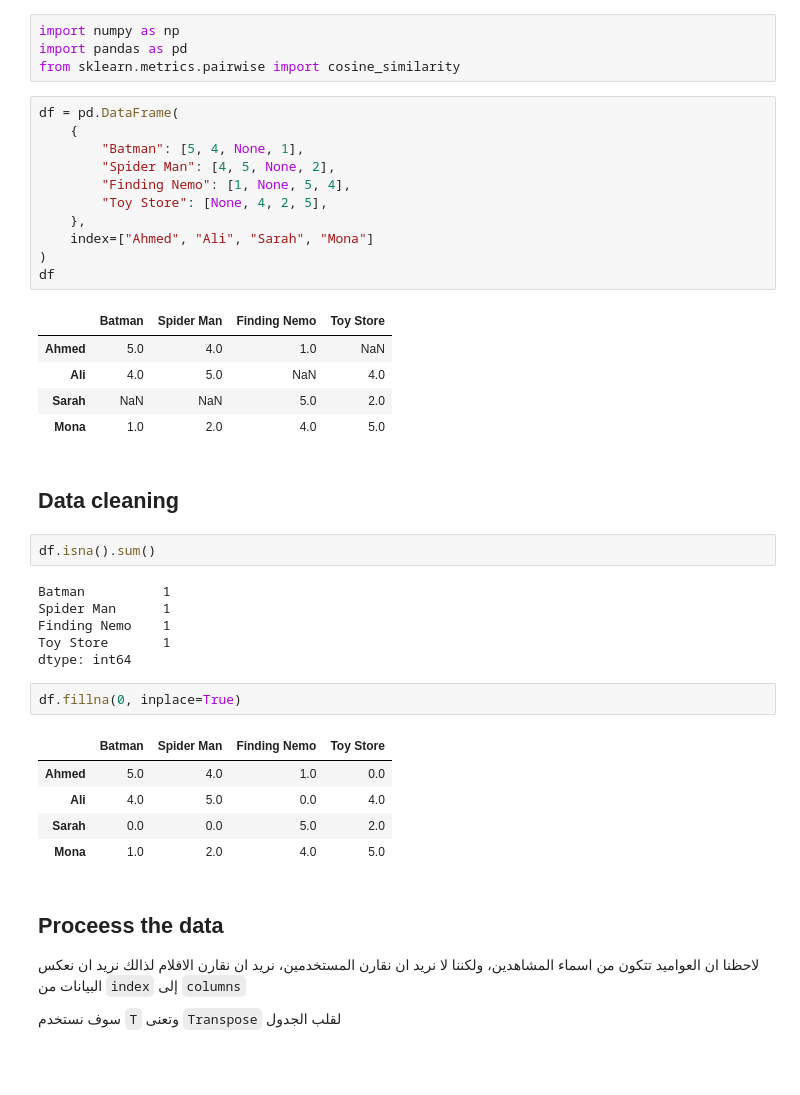
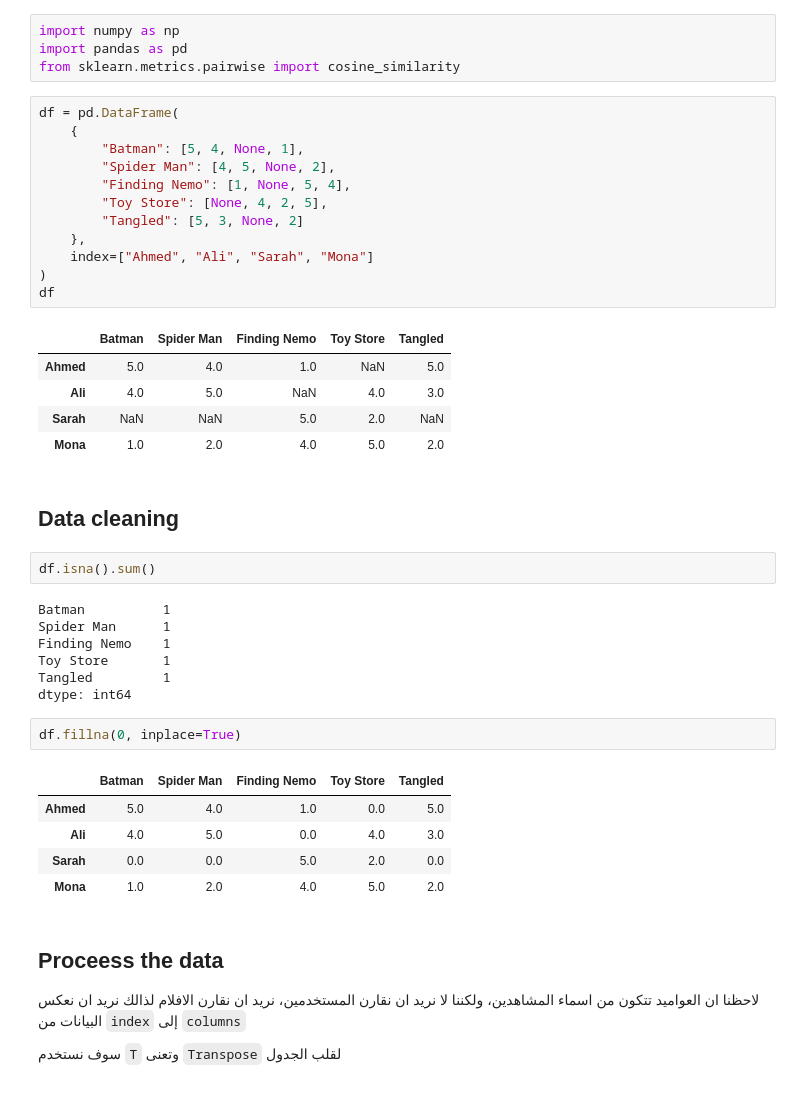
Before and after one commit to NooRMaseR/BdayaTeam-Data-Analysis, a Jupyter notebook: ML/lession8.ipynb, the cells around one changed output. Cells and saved outputs as stored; diff of their text form.

```diff
--- a/ML/lession8.ipynb
+++ b/ML/lession8.ipynb
@@ -14,20 +14,21 @@ from sklearn.metrics.pairwise import cosine_similarity
 # %%
 df = pd.DataFrame(
     {
         "Batman": [5, 4, None, 1],
         "Spider Man": [4, 5, None, 2],
         "Finding Nemo": [1, None, 5, 4],
         "Toy Store": [None, 4, 2, 5],
+        "Tangled": [5, 3, None, 2]
     },
     index=["Ahmed", "Ali", "Sarah", "Mona"]
 )
 df
 # %% [output]
-|  | Batman | Spider Man | Finding Nemo | Toy Store |
-| Ahmed | 5.0 | 4.0 | 1.0 | NaN |
-| Ali | 4.0 | 5.0 | NaN | 4.0 |
-| Sarah | NaN | NaN | 5.0 | 2.0 |
-| Mona | 1.0 | 2.0 | 4.0 | 5.0 |
+|  | Batman | Spider Man | Finding Nemo | Toy Store | Tangled |
+| Ahmed | 5.0 | 4.0 | 1.0 | NaN | 5.0 |
+| Ali | 4.0 | 5.0 | NaN | 4.0 | 3.0 |
+| Sarah | NaN | NaN | 5.0 | 2.0 | NaN |
+| Mona | 1.0 | 2.0 | 4.0 | 5.0 | 2.0 |
 # %% [markdown]
 ## Data cleaning
 # %%
@@ -37,15 +38,16 @@ Batman          1
 Spider Man      1
 Finding Nemo    1
 Toy Store       1
+Tangled         1
 dtype: int64
 # %%
 df.fillna(0, inplace=True)
 # %% [output]
-|  | Batman | Spider Man | Finding Nemo | Toy Store |
-| Ahmed | 5.0 | 4.0 | 1.0 | 0.0 |
-| Ali | 4.0 | 5.0 | 0.0 | 4.0 |
-| Sarah | 0.0 | 0.0 | 5.0 | 2.0 |
-| Mona | 1.0 | 2.0 | 4.0 | 5.0 |
+|  | Batman | Spider Man | Finding Nemo | Toy Store | Tangled |
+| Ahmed | 5.0 | 4.0 | 1.0 | 0.0 | 5.0 |
+| Ali | 4.0 | 5.0 | 0.0 | 4.0 | 3.0 |
+| Sarah | 0.0 | 0.0 | 5.0 | 2.0 | 0.0 |
+| Mona | 1.0 | 2.0 | 4.0 | 5.0 | 2.0 |
 # %% [markdown]
 ## Proceess the data
 <div dir='rtl'>
```
Also changed, not shown: parts of 7 cells of this notebook, 2 other files.
